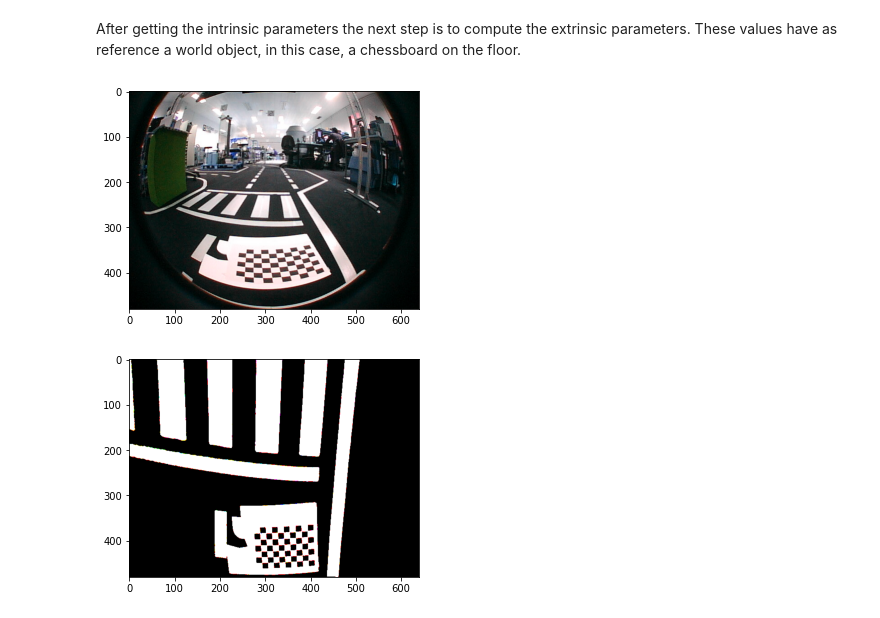
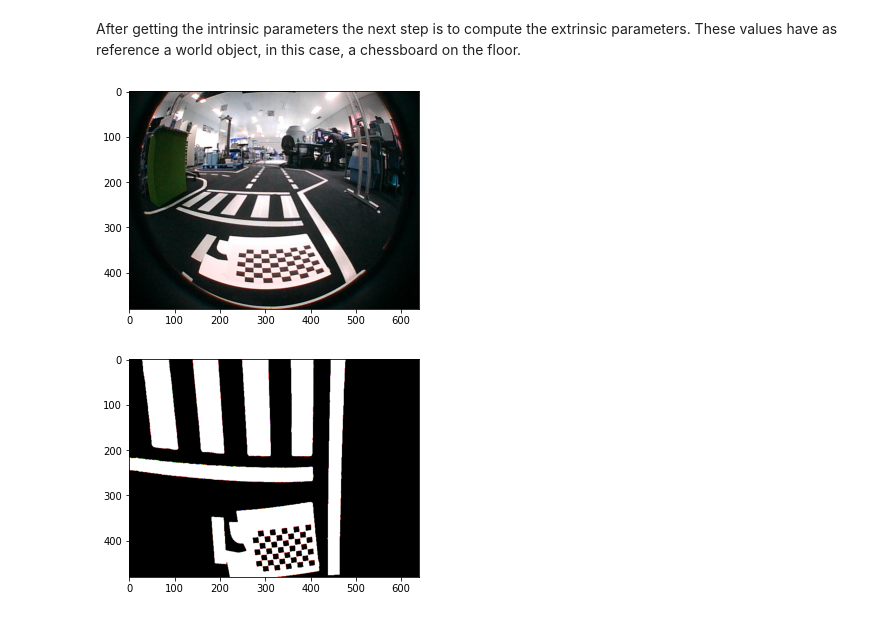
Before and after one commit to PedroMartins95/Calibration-BirdsEyeView4FisheyeLens, a Jupyter notebook: Calibration&BirdsEyeView.ipynb, the cells around one changed output. Drawn from its saved outputs; the diff is of its cells as text; code cells hidden in the pictures.

```diff
--- a/Calibration&BirdsEyeView.ipynb
+++ b/Calibration&BirdsEyeView.ipynb
@@ -258,40 +258,40 @@ undistorted_img1 = cv2.remap(original, map1, map2, interpolation=cv2.INTER_LINEA
 ret, corners1 = cv2.findChessboardCorners(undistorted_img1, CHECKERBOARD_SIZE)
 retval, rvec1, tvec1 = cv2.solvePnP(objp, corners1, new_K, np.zeros((4, 1), np.float32))
 
-# Desire rotation and translation
-rvec2=np.array([[0.0],
-                [0.0],
-                [-0.05]])
+# Desire rotation and translation over the object
+rvec2=np.array([[0.0],      # X
+                [0.0],      # Y
+                [-0.12]])   # Z
 
-tvec2=np.array([[-150.0],
-                [-400.0],
-                [-375.0]])
+tvec2=np.array([[-150.0],   # X
+                [-400.0],   # Y
+                [-375.0]])  # Z
 
 # Compute homography matrix from original image to desire position
 R1,jacob1 = cv2.Rodrigues(rvec1)
 R2,jacob2=cv2.Rodrigues(rvec2)
 R1toR2 = R2 @ R1.transpose()
 T1toT2 = R2 @ (-R1.transpose() @ tvec1) + tvec2
 normal = np.array([[0.0],
                    [0.0],
                    [1.0]])
 normal1 = R1 @ normal
 origin = np.zeros((3,1),np.float64)
 origin1 = R1 @ origin + tvec1
 d_inv =  1.0 / (normal1.transpose() @ origin1)
 homography_euclidean = R1toR2 + d_inv * T1toT2 @ normal1.transpose()
 homography2 = new_K @ homography_euclidean @ inv(new_K)
 homography2 = homography2/homography2[2][2]
 homography_euclidean = homography_euclidean/homography_euclidean[2][2]
 
 # Apply warp prespective to image
 img1_warp = cv2.warpPerspective(undistorted_img1, homography2, original.shape[-2::-1])
 cv2.threshold(img1_warp,150,255,cv2.THRESH_BINARY,img1_warp)
 
 plt.imshow(original)
 plt.show()
 plt.imshow(img1_warp)
 plt.show()
 # %% [output]
 [figure]
-[figure, old version]
+[figure, new version]
```
